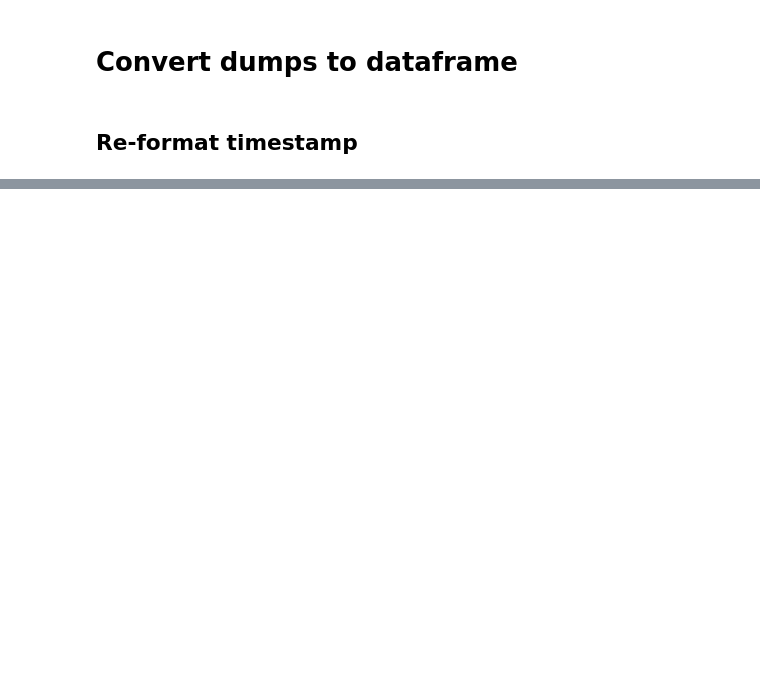
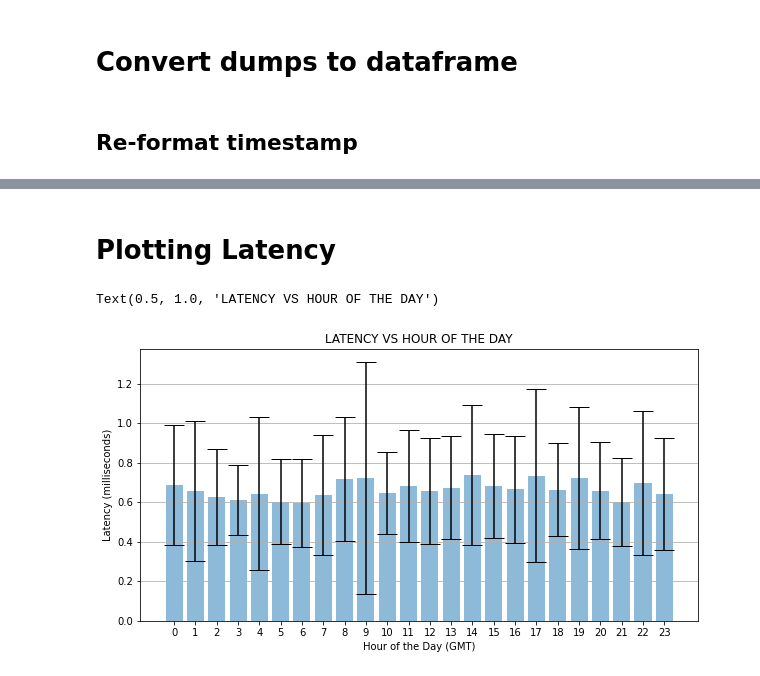
Before and after one commit to aiman-al-masoud/edi_reports, a Jupyter notebook: lab1/analysis.ipynb, the cells around one changed output, grey strips where cells are left out. Saved outputs shown, nothing was run; the diff lists cells and outputs as text; code cells hidden in the pictures; blank space fills up the shorter version.

```diff
--- a/lab1/analysis.ipynb
+++ b/lab1/analysis.ipynb
@@ -61,6 +58,0 @@ df = df.set_index("timestamp")
-# %%
-# TODO: group by hour once you have enough data
-# group the same hour from different days!
-df = df.resample("60min").aggregate("mean")
-# variance could be of interest as well (higher variance => network is unstable):
-# df = df.resample("1min").aggregate("var")
@@ -69,2 +58,0 @@ df = df.resample("60min").aggregate("mean")
-# %%
-df["dropped"] = 1 - df.reached
@@ -161,0 +65,4 @@ df.groupby("hour").std().latency.plot()
+# %%
+df2 = df.groupby("hour").mean()
+std_errs = df.groupby("hour").std().rename( columns= {"hops":"hops_std_err", "reached":"reached_std_err", "latency_ms":"latency_ms_std_err"} )
+df2 =  df2.merge(std_errs, on="hour")
@@ -161,0 +71,2 @@ df.groupby("hour").std().latency.plot()
+# %%
+df2 = df2[[ "latency_ms", "latency_ms_std_err", "hops", "hops_std_err", "reached", "reached_std_err"  ]]
@@ -161,0 +94,14 @@ df.groupby("hour").std().latency.plot()
+# %% [markdown]
+# Plotting Latency
+# %%
+fig, ax = plt.subplots(figsize=(10, 5))
+ax.set_xticks(df2.index)
+ax.bar(df2.index, df2.latency_ms, yerr=df2.latency_ms_std_err, align='center', alpha=0.5, ecolor='black', capsize=10)
+ax.yaxis.grid(True)
+
+ax.set_xlabel('Hour of the Day (GMT)')
+ax.set_ylabel('Latency (milliseconds)')
+ax.set_title('Latency vs Hour of the Day'.upper())
+# %% [output]
+Text(0.5, 1.0, 'LATENCY VS HOUR OF THE DAY')
+[figure, added]
```
Also changed, not shown: parts of 21 cells of this notebook, 7 other files.
